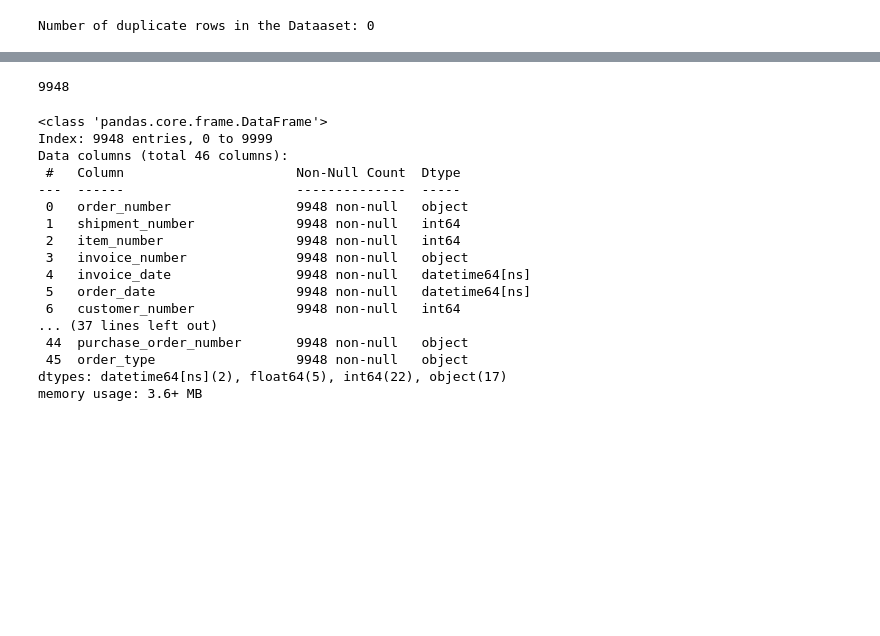
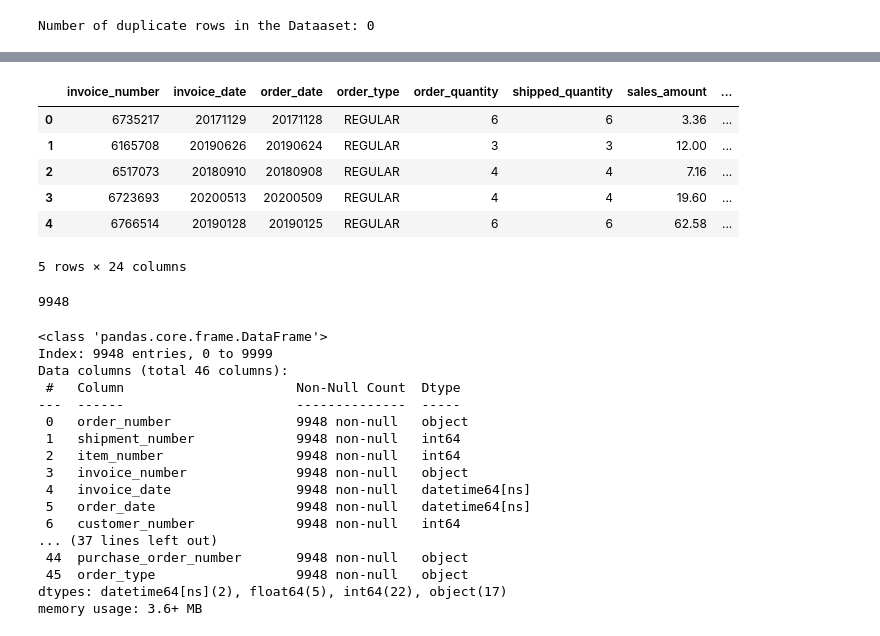
Before and after one commit to MaxNoLV/sales_visualisation, a Jupyter notebook: ret_sales_vis.ipynb, the cells around one changed output, grey strips where cells are left out. Saved outputs shown, nothing was run; the diff lists cells and outputs as text; code cells hidden in the pictures; blank space fills up the shorter version.

```diff
--- a/ret_sales_vis.ipynb
+++ b/ret_sales_vis.ipynb
@@ -92,3 +101,26 @@ Number of duplicate rows in the Dataaset: 0
+# %%
+sales_data = data.drop(['order_number', 'shipment_number', 'shipping_region_identifier',
+                        'shipping_region_code', 'shipping_unit_measure', 'shipping_pack_quantity',
+                        'item_unit_quantity', 'item_section_module', 'item_sequence', 'item_stock_status',
+                        'shipping_region_name', 'warehouse_identifier', 'vendor_identifier', 'vendor_city',
+                        'vendor_country', 'vendor_address', 'company_code', 'company_number', 'average_cost_price',
+                        'upc_number', 'purchase_order_number', 'cost_price'], axis=1)
+# %%
+sales_data.rename(columns={'item_number': 'item_id', 'company_identifier': 'supplier_id',
+                           'company_name': 'supplier_name', 'invoice_amount': 'unit_price'}, inplace=True)
+# %%
+sales_data_reordered = sales_data.iloc[:, [1, 2, 3, 23, 17, 18, 21, 22, 4, 5, 6, 7, 0, 8, 9, 10,
+                                           11, 12, 13, 14, 15, 16, 19, 20]]
+# %%
+sales_data_reordered.head()
+# %% [output]
+|  | invoice_number | invoice_date | order_date | order_type | order_quantity | shipped_quantity | sales_amount | ... |
+| 0 | 6735217 | 20171129 | 20171128 | REGULAR | 6 | 6 | 3.36 | ... |
+| 1 | 6165708 | 20190626 | 20190624 | REGULAR | 3 | 3 | 12.00 | ... |
+| 2 | 6517073 | 20180910 | 20180908 | REGULAR | 4 | 4 | 7.16 | ... |
+| 3 | 6723693 | 20200513 | 20200509 | REGULAR | 4 | 4 | 19.60 | ... |
+| 4 | 6766514 | 20190128 | 20190125 | REGULAR | 6 | 6 | 62.58 | ... |
+5 rows × 24 columns
 # %%
 # I separate returns into a separate file
 
```
Also changed, not shown: parts of 11 cells of this notebook.
